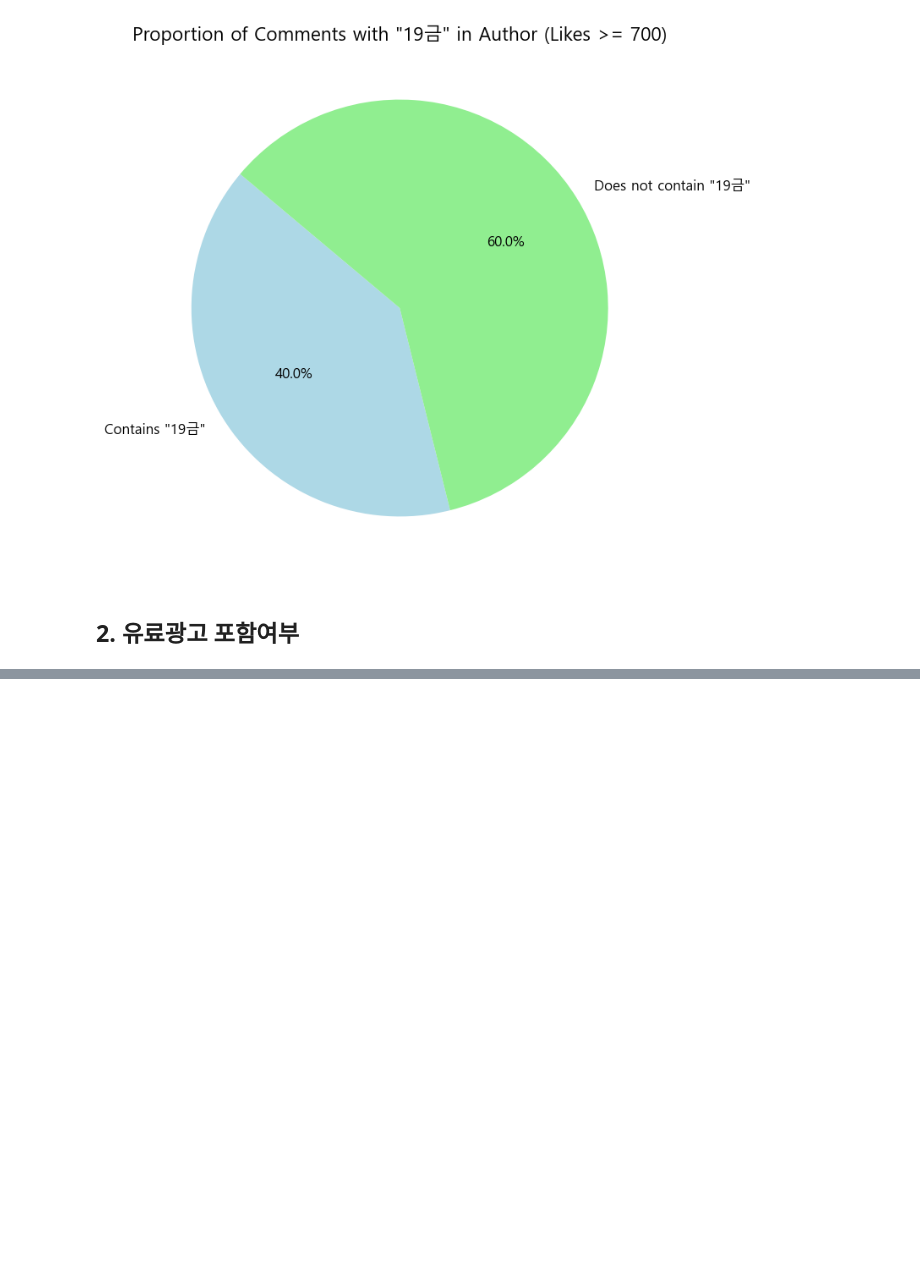
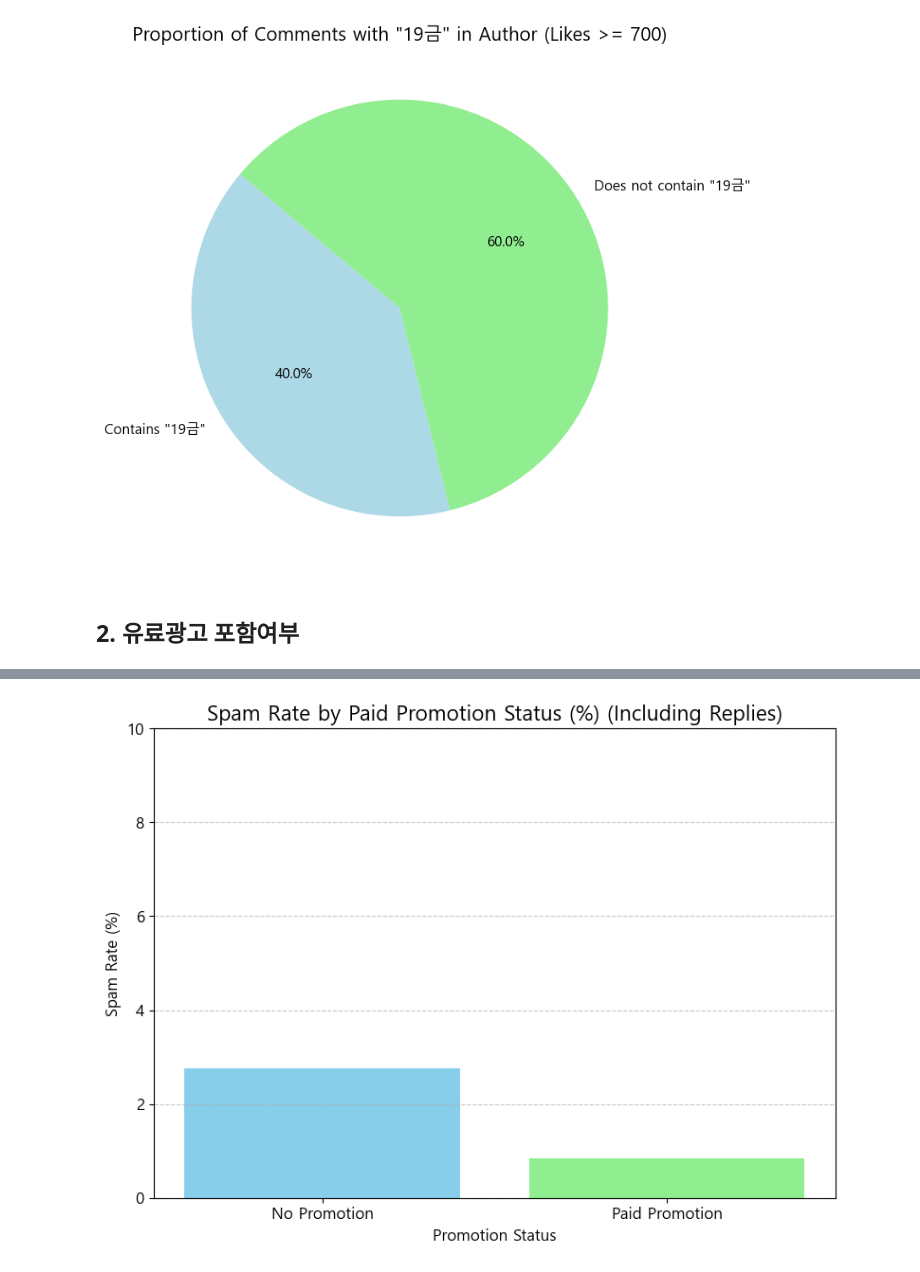
Before and after one commit to Sanghoon560/Dscover_F-_MainProject, a Jupyter notebook: eda.ipynb, the cells around one changed output, grey strips where cells are left out. Saved outputs shown, nothing was run; the diff lists cells and outputs as text; code cells hidden in the pictures; blank space fills up the shorter version.

```diff
--- a/eda.ipynb
+++ b/eda.ipynb
@@ -112,3 +112,5 @@ Comments without '19금': 3
 [figure]
 # %% [markdown]
 ## 2. 유료광고 포함여부
+# %%
+df2 = pd.read_csv("./comments_ad_category.csv")
@@ -114,0 +159,26 @@ Comments without '19금': 3
+# %%
+# 1. 유료 광고 여부에 따른 스팸 비율 계산
+spam_counts = df2.groupby('has_paid_promotion')['is_spam'].sum()  # 유료 광고 여부별 스팸 댓글 수
+total_counts = df2['has_paid_promotion'].value_counts()  # 유료 광고 여부별 전체 댓글 수
+
+# 스팸 비율 계산 (퍼센트로 변환)
+spam_ratios = (spam_counts / total_counts * 100).reset_index()
+spam_ratios.columns = ['has_paid_promotion', 'spam_rate']
+spam_ratios['Type'] = spam_ratios['has_paid_promotion'].replace({True: 'Paid Promotion', False: 'No Promotion'})
+
+# 2. 막대그래프 시각화
+plt.figure(figsize=(8, 6))
+plt.bar(spam_ratios['Type'], spam_ratios['spam_rate'], color=['skyblue', 'lightgreen'])
+plt.title('Spam Rate by Paid Promotion Status (%) (Including Replies)', fontsize=16)
+plt.ylabel('Spam Rate (%)', fontsize=12)
+plt.xlabel('Promotion Status', fontsize=12)
+plt.ylim(0, 10)
+plt.xticks(fontsize=12)
+plt.yticks(fontsize=12)
+plt.grid(axis='y', linestyle='--', alpha=0.7)
+plt.tight_layout()
+
+# 3. 그래프 표시
+plt.show()
+# %% [output]
+[figure, added]
```
Also changed, not shown: parts of 3 cells of this notebook, 1 other file.
